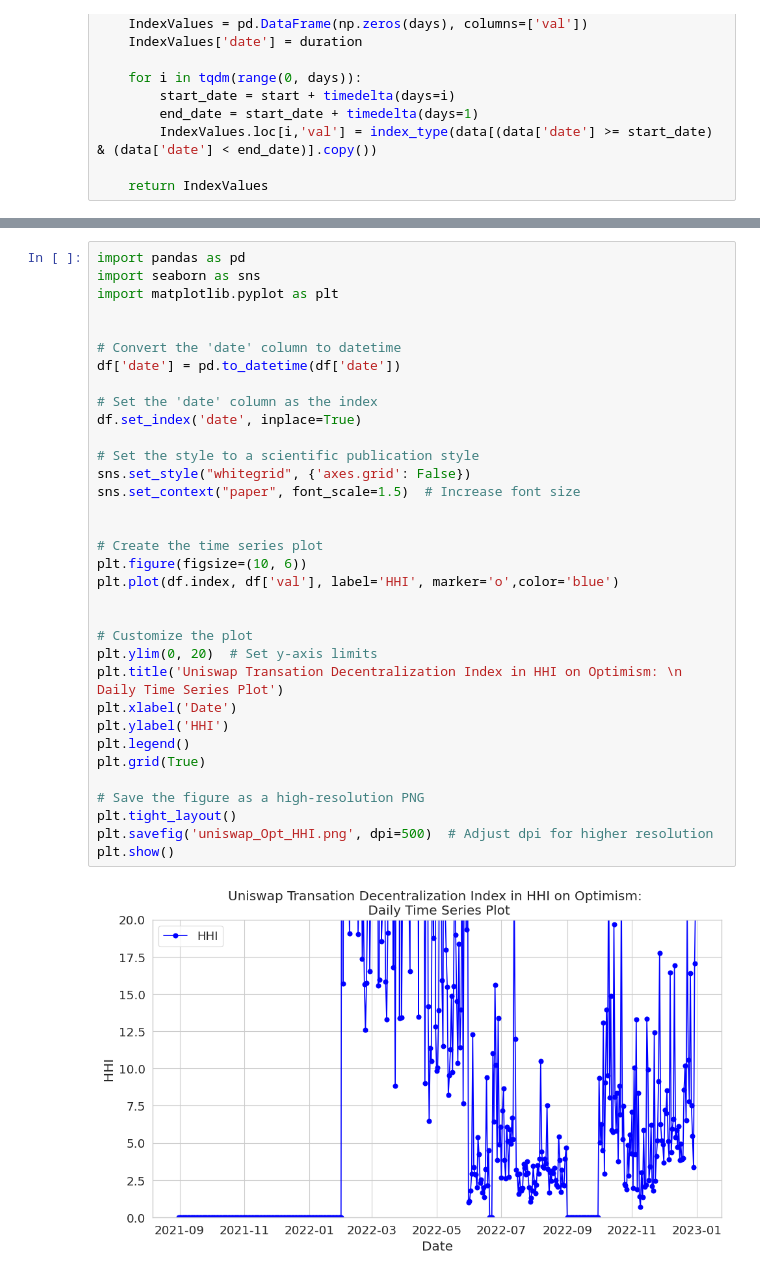
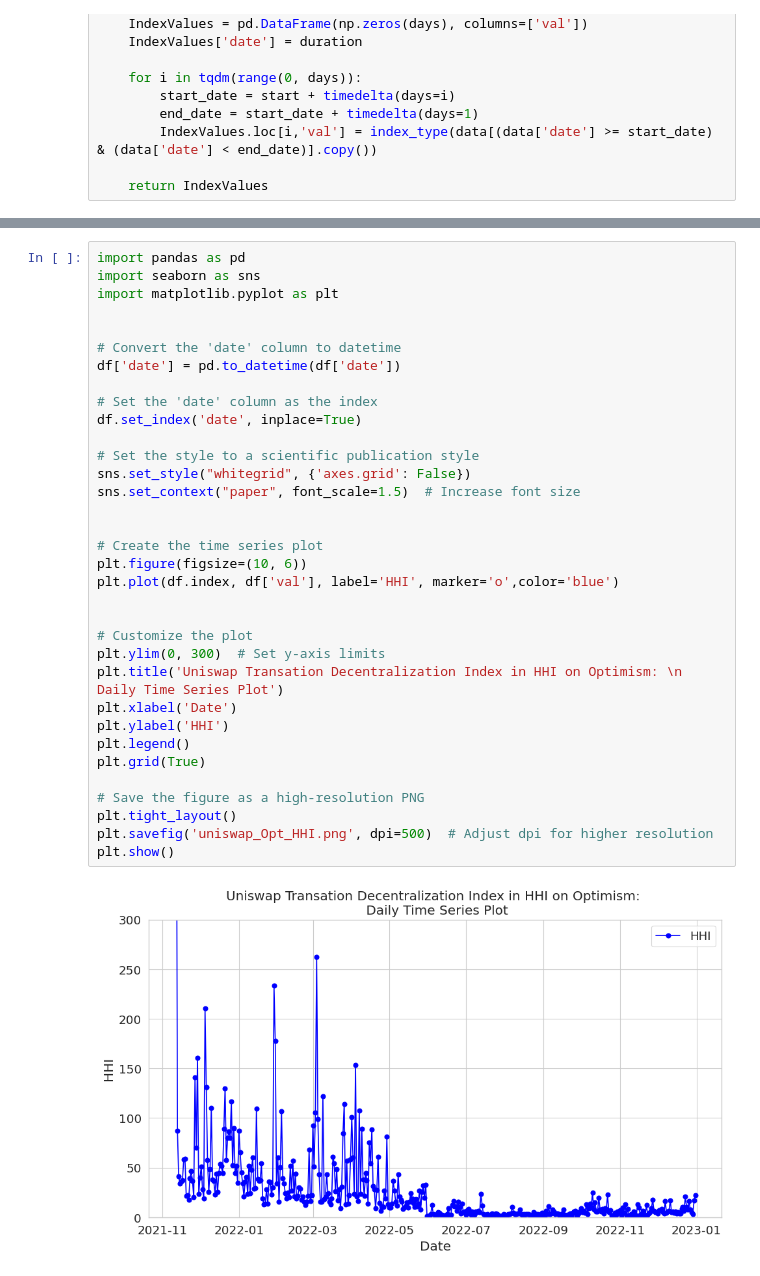
Before and after one commit to sunshineluyao/uniswap, a Jupyter notebook: code/Optimism/data_analyzing/Uniswap_Opt_Decentralization Index.ipynb, the cells around one changed output, grey strips where cells are left out. Cells and saved outputs as stored; diff of their text form.

```diff
--- a/code/Optimism/data_analyzing/Uniswap_Opt_Decentralization Index.ipynb
+++ b/code/Optimism/data_analyzing/Uniswap_Opt_Decentralization Index.ipynb
@@ -378,35 +378,35 @@ import matplotlib.pyplot as plt
 
 
 # Convert the 'date' column to datetime
 df['date'] = pd.to_datetime(df['date'])
 
 # Set the 'date' column as the index
 df.set_index('date', inplace=True)
 
 # Set the style to a scientific publication style
 sns.set_style("whitegrid", {'axes.grid': False})
 sns.set_context("paper", font_scale=1.5)  # Increase font size
 
 
 # Create the time series plot
 plt.figure(figsize=(10, 6))
 plt.plot(df.index, df['val'], label='HHI', marker='o',color='blue')
 
 
 # Customize the plot
-plt.ylim(0, 20)  # Set y-axis limits
+plt.ylim(0, 300)  # Set y-axis limits
 plt.title('Uniswap Transation Decentralization Index in HHI on Optimism: \n Daily Time Series Plot')
 plt.xlabel('Date')
 plt.ylabel('HHI')
 plt.legend()
 plt.grid(True)
 
 # Save the figure as a high-resolution PNG
 plt.tight_layout()
 plt.savefig('uniswap_Opt_HHI.png', dpi=500)  # Adjust dpi for higher resolution
 plt.show()
 # %% [output]
-[figure, old version]
+[figure, new version]
 # %%
 #specify alternate index metric: gini
 #returns index value 0 if specification range exceeds data
```
Also changed, not shown: parts of 17 cells of this notebook, 17 other files.
